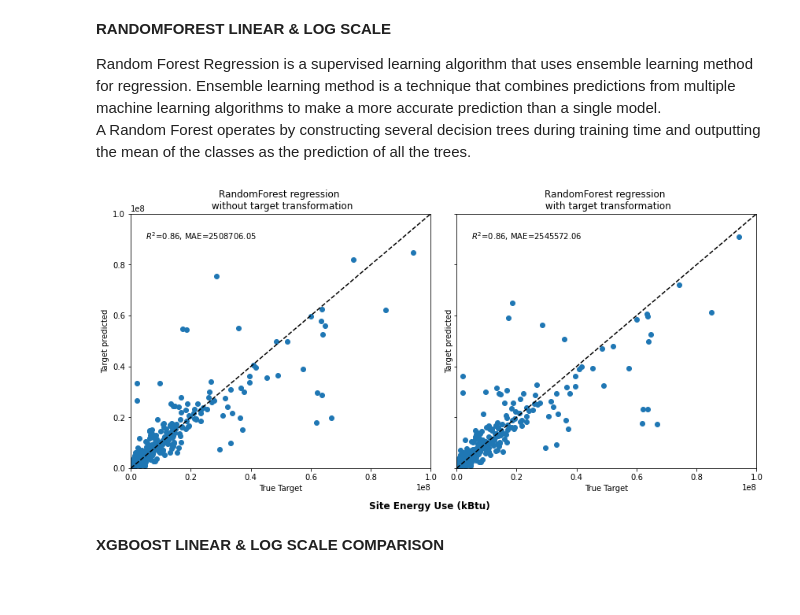
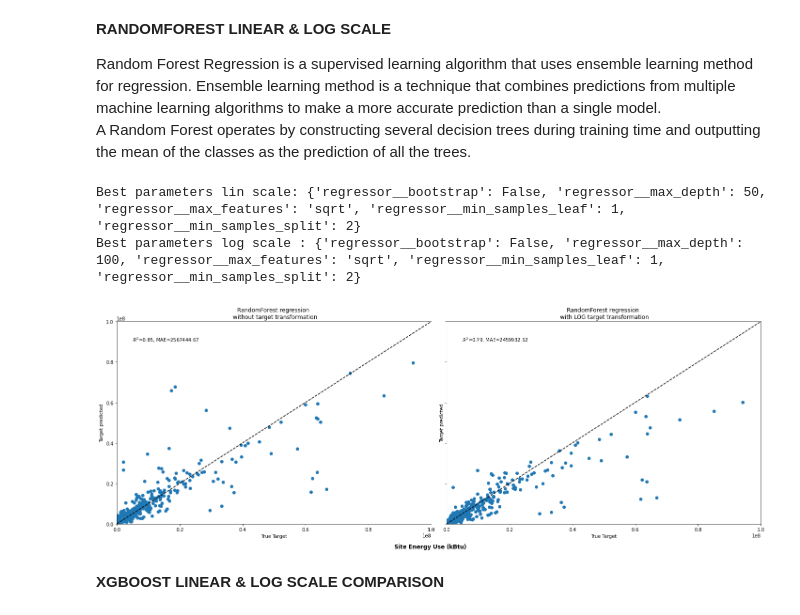
Before and after one commit to hike7o/SL-OC-projects, a Jupyter notebook: P4/Seattle_ML_linlog.ipynb, the cells around one changed output. Saved outputs shown, nothing was run; the diff lists cells and outputs as text; code cells hidden in the pictures; blank space fills up the shorter version.

Commit message:
Regressions run + Energystars score

```diff
--- a/P4/Seattle_ML_linlog.ipynb
+++ b/P4/Seattle_ML_linlog.ipynb
@@ -78,9 +78,9 @@ df_data.drop(non_reg, axis=1, inplace=True)
 loc_features = ['OSEBuildingID', 'PropertyName', 'Address', 'City', 'State', 'ZipCode']
 df_data_loc = df_data[loc_features]
 df_data.drop(loc_features, axis=1, inplace = True)
+df_data['DataYear'] = df_data['DataYear'].astype(str)
 # %%
 df_data_non_ener = df_data.drop(['ENERGYSTARScore'], axis=1)
-df_data_non_ener['DataYear'] = df_data_non_ener['DataYear'].astype(str)
 # %%
 df_data_non_ener.info()
 # %% [output]
@@ -136,3 +136,7 @@ plt.show()
 [figure]
 # %% [markdown]
 At first, a linear model will be applied on the original targets. As seen above and due to the non-linearity, a logarithmic function will be used to linearize the targets, allowing comparison between a linear and logarithmique scale on such skewed data. Log transformation helps reducing skewness.
+# %%
+df_data_non_ener['logSEU'] = np.log10(df_data_non_ener['SiteEnergyUse(kBtu)'])
+df_try = df_data_non_ener.drop(['SiteEnergyUse(kBtu)'], axis=1)
+df_try
@@ -839,6 +936,7 @@ params_rfr = {'regressor__max_features' : ['auto', 'sqrt', 'log2'], # The number
              'regressor__min_samples_split': [2, 5, 10], # The minimum number of samples required to split an internal node (default=2)
              'regressor__bootstrap' : [True, False], # Whether bootstrap samples are used when building trees
              'regressor__min_samples_leaf': [1,2,5,10]} # The minimum number of samples required to be at a leaf node (default=1)
+
 
 grid_cvrfr = GridSearchCV(pipe_rfr,
                           param_grid=params_rfr,
@@ -863,44 +961,52 @@ r2_test7 = r2_score(y_test['SiteEnergyUse(kBtu)'], y_pred)
 MAE_test7 = mean_absolute_error(y_test['SiteEnergyUse(kBtu)'], y_pred)
 ax0.text(5e6, 9e7, r'$R^2$=%.2f, MAE=%.2f' % (
     r2_test7, MAE_test7))
 ax0.set_xlim([0, 1e8])
 ax0.set_ylim([0, 1e8])
 
 # Transform targets and use same RandomForest model
 start_time71 = time.time()
 pipe_rfr = Pipeline(steps=[('preprocessor', preprocessor),
                           ('regressor', RandomForestRegressor())])
 
-grid_cvrfr = GridSearchCV(pipe_rfr,
-                          param_grid=params_rfr,
-                          cv=5,
-                          scoring=('r2','neg_mean_absolute_error'),
-                          return_train_score = True,
-                          refit='neg_mean_absolute_error',
-                          n_jobs = -1)
+grid_cvrfr_log = Pipeline([
+    ('preprocessor', preprocessor),
+    ('grid_rfr', GridSearchCV(
+                            TransformedTargetRegressor(
+                                regressor=RandomForestRegressor(),
+                                func=np.log1p,
+                                inverse_func=np.expm1),
+                            param_grid=params_rfr,
+                            cv=5,
+                            scoring=('r2','neg_mean_absolute_error'),
+                            refit='neg_mean_absolute_error',
+                            return_train_score = True,
+                            n_jobs = -1))])
 
-grid_cvrfr.fit(X_train, y_train['SiteEnergyUse(kBtu)'])
-y_pred = grid_cvrfr.predict(X_test)
+grid_cvrfr_log.fit(X_train, y_train['SiteEnergyUse(kBtu)'])
+y_pred = grid_cvrfr_log.predict(X_test)
 tm71 = time.time() - start_time71
 
 ax1.scatter(y_test['SiteEnergyUse(kBtu)'], y_pred)
 ax1.plot([0, 1e8], [0, 1e8], '--k')
 ax1.set_ylabel('Target predicted')
 ax1.set_xlabel('True Target')
 ax1.set_title('RandomForest regression \n with LOG target transformation')
 r2_test71 = r2_score(y_test['SiteEnergyUse(kBtu)'], y_pred)
 MAE_test71 = mean_absolute_error(y_test['SiteEnergyUse(kBtu)'], y_pred)
 ax1.text(5e6, 9e7, r'$R^2$=%.2f, MAE=%.2f' % (
     r2_test71, MAE_test71))
 ax1.set_xlim([0, 1e8])
 ax1.set_ylim([0, 1e8])
 
 f.suptitle("Site Energy Use (kBtu) ", x = 1, y=0.005, weight = 'bold')
 f.tight_layout(rect=[0.005, 0.005, 2, 1.5])
 print('Best parameters lin scale:', grid_cvrfr.best_params_)
-print('Best parameters log scale : {}'.format(grid_cvrfr.named_steps['grid_cvrfr'].best_params_))
+print('Best parameters log scale : {}'.format(grid_cvrfr_log.named_steps['grid_rfr'].best_params_))
 # %% [output]
+Best parameters lin scale: {'regressor__bootstrap': False, 'regressor__max_depth': 50, 'regressor__max_features': 'sqrt', 'regressor__min_samples_leaf': 1, 'regressor__min_samples_split': 2}
+Best parameters log scale : {'regressor__bootstrap': False, 'regressor__max_depth': 100, 'regressor__max_features': 'sqrt', 'regressor__min_samples_leaf': 1, 'regressor__min_samples_split': 2}
-[figure, old version]
+[figure, new version]
 # %% [markdown]
 __XGBOOST LINEAR & LOG SCALE COMPARISON__
 # %%
```
Also changed, not shown: parts of 31 cells of this notebook, 6 other files.
